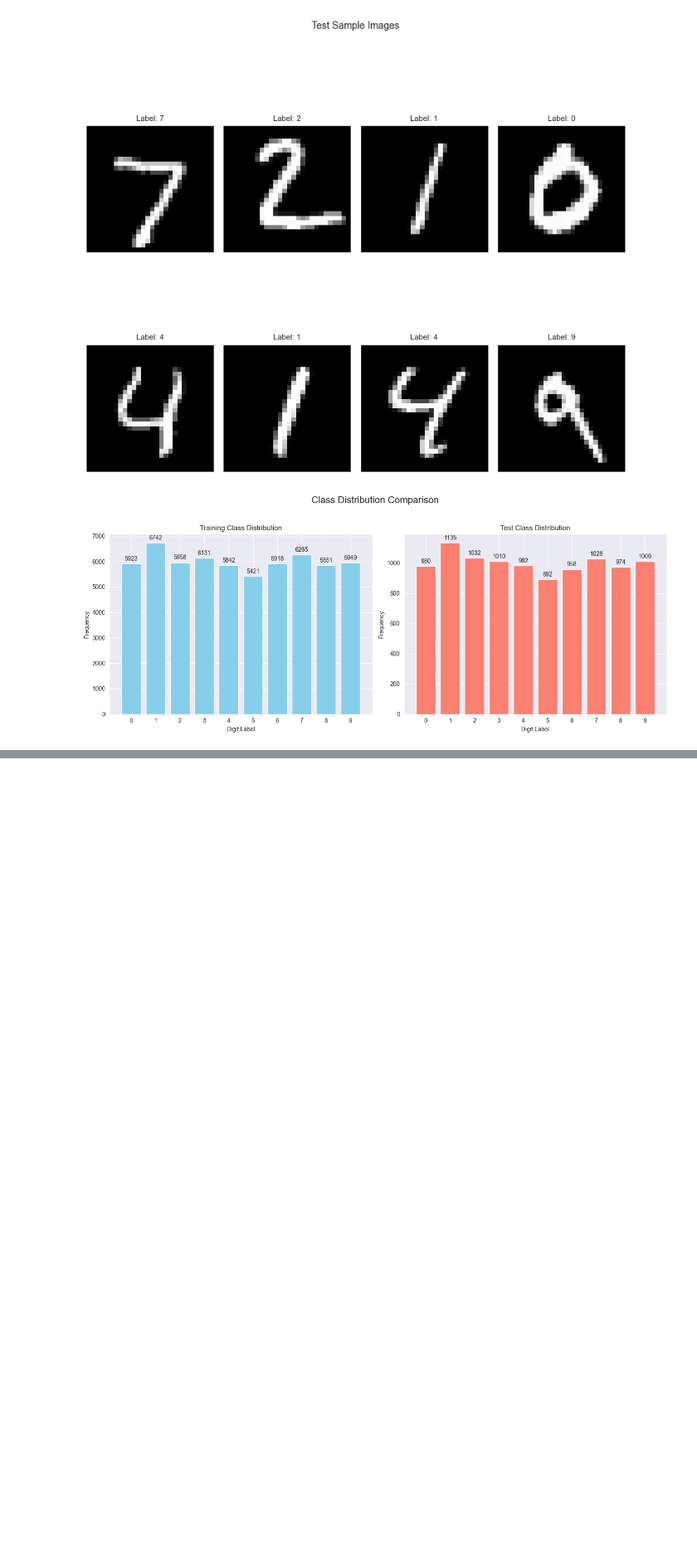
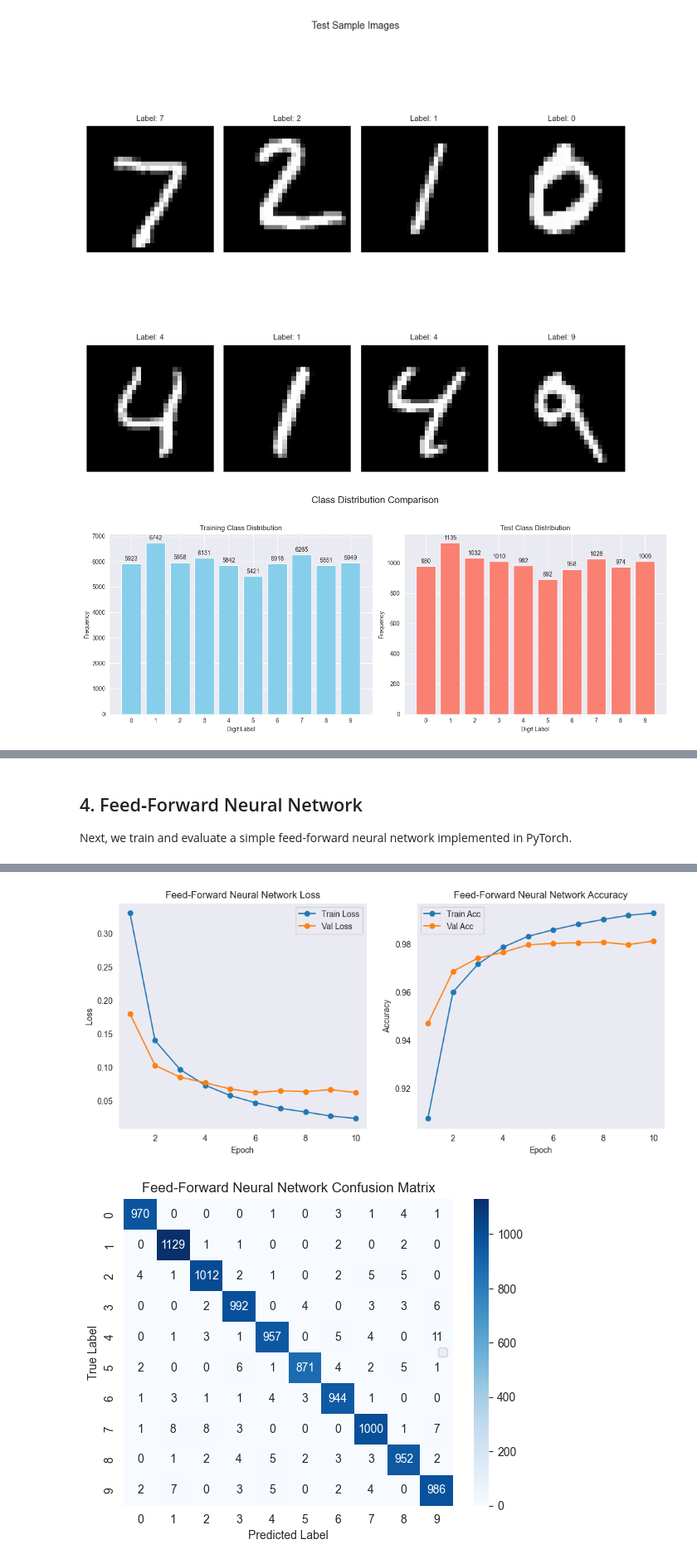
Before and after one commit to Jorakz/Image_classification-OOP, a Jupyter notebook: classifier/demo.ipynb, the cells around one changed output, grey strips where cells are left out. Shown at 83% size. Drawn from its saved outputs; the diff is of its cells as text; code cells hidden in the pictures; blank space fills up the shorter version.

```diff
--- a/classifier/demo.ipynb
+++ b/classifier/demo.ipynb
@@ -177,0 +137,7 @@ weighted avg       0.99      0.99      0.99     10000
+# %% [markdown]
+## 4. Feed‑Forward Neural Network
+
+Next, we train and evaluate a simple feed‑forward neural network implemented in PyTorch.
+# %%
+model_realization('nn')
+# %% [output]
@@ -177,0 +161,2 @@ weighted avg       0.99      0.99      0.99     10000
+[figure, added]
+[figure, added]
```
Also changed, not shown: parts of 13 cells of this notebook, 4 other files.
